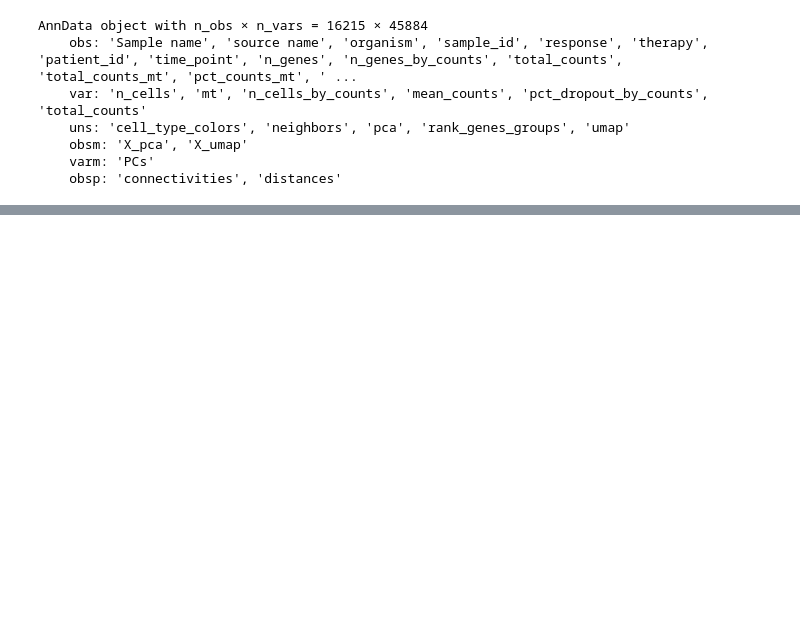
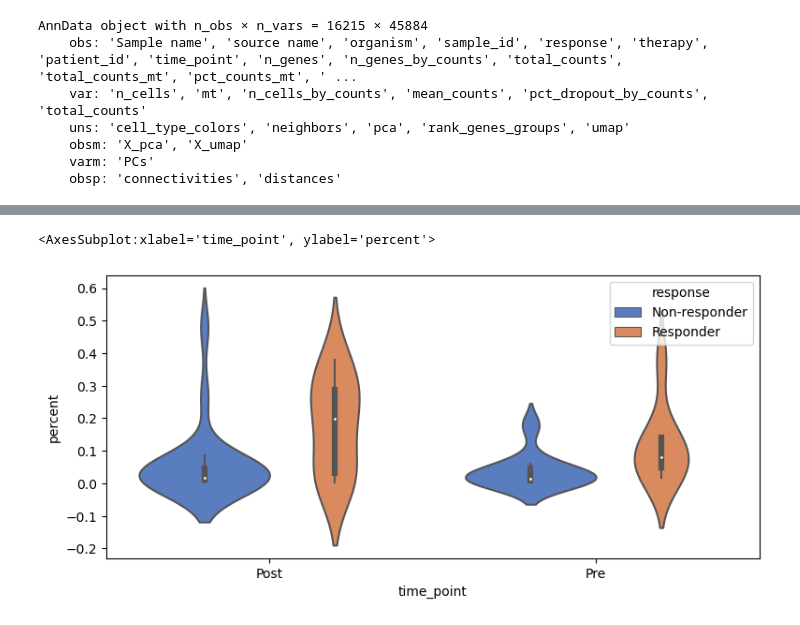
Before and after one commit to meg-bit/immune-cells-TIME-single-cell-anti-PD-1, a Jupyter notebook: 02cell_state.ipynb, the cells around one changed output, grey strips where cells are left out. Drawn from its saved outputs; the diff is of its cells as text; code cells hidden in the pictures; blank space fills up the shorter version.

Commit message:
Change parameters for Mann Whitney test and add the violin plot

```diff
--- a/02cell_state.ipynb
+++ b/02cell_state.ipynb
@@ -242,0 +158,8 @@ res.sort_values("pvalue")
+# %%
+plt.figure(figsize=(9, 4), dpi=100)
+sns.violinplot(x="time_point", y="percent", hue="response",
+               data=cluster_pct.loc[cluster_pct.cell_type=='B cells'],
+               palette="muted")
+# %% [output]
+<AxesSubplot:xlabel='time_point', ylabel='percent'>
+[figure, added]
```
Also changed, not shown: parts of 18 cells of this notebook.
